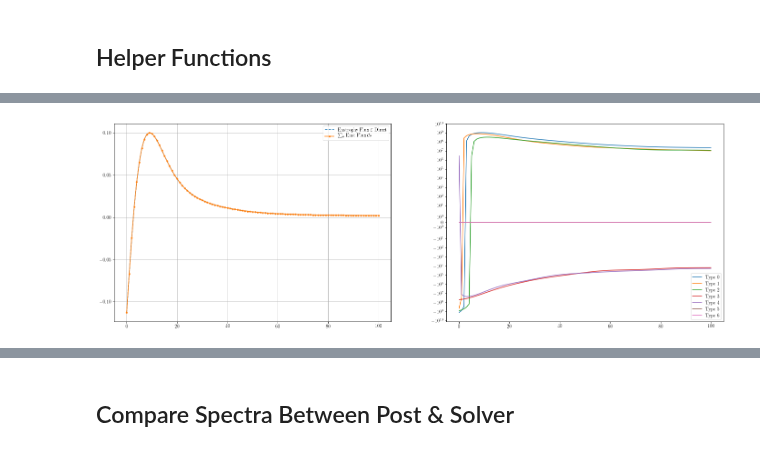
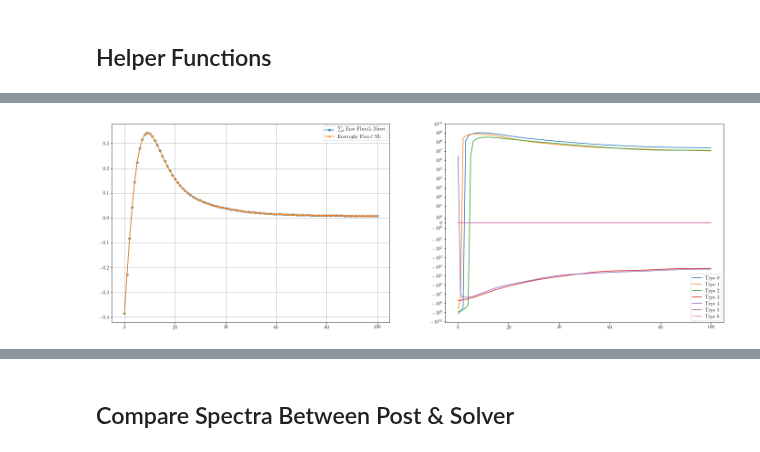
Before and after one commit to EndCar808/2D-Navier-Stokes, a Jupyter notebook: Plotting/CompareFluxes.ipynb, the cells around one changed output, grey strips where cells are left out. Cells and saved outputs as stored; diff of their text form; code cells hidden in the pictures.

```diff
--- a/Plotting/CompareFluxes.ipynb
+++ b/Plotting/CompareFluxes.ipynb
@@ -21,6 +21,3 @@ import time as TIME
 from subprocess import Popen, PIPE
 from matplotlib.pyplot import cm
 from functions import tc, import_data, sim_data, import_data, import_spectra_data, import_post_processing_data
-# %%
-in_dir = "../Data/Test/SIM_DATA_NAVIER_RK4_FULL_N[64,64]_T[0-5]_NU[0.000031]_CFL[0.90]_u0[DECAY_TURB_ALT]_TAG[Test-Test]/"
-post_file_path = in_dir + "PostProcessing_HDF_Data_SECTORS[8]_KFRAC[0.75]_TAG[Test-Test].h5"
@@ -57,0 +37,14 @@ def spectra_accum(spec):
+# %%
+data = "DECAY"
+# data = "MAX_PALIN"
+# data = "EXTRM_ENS"
+# %%
+if data == "DECAY":
+    in_dir = "../Data/Test/SIM_DATA_NAVIER_RK4_FULL_N[64,64]_T[0-5]_NU[0.000031]_CFL[0.90]_u0[DECAY_TURB_ALT]_TAG[Test-Test]/"
+    post_file_path = in_dir + "PostProcessing_HDF_Data_SECTORS[2]_KFRAC[0.75]_TAG[Test-Test].h5"
+elif data == "MAX_PALIN":
+    in_dir = "../Data/Test/SIM_DATA_NAVIER_RK4_FULL_N[64,64]_T[0-0]_NU[0.001000]_CFL[0.90]_u0[MAX_PALIN]_TAG[Max-Palin-Test]/"
+    post_file_path = in_dir + "PostProcessing_HDF_Data_SECTORS[1]_KFRAC[0.75]_TAG[Max-Palin-Test].h5"
+elif data == "EXTRM_ENS":
+    in_dir = "../Data/Test/SIM_DATA_NAVIER_RK4_FULL_N[64,64]_T[0-0]_NU[0.000010]_CFL[0.90]_u0[EXTRM_ENS]_TAG[Extrm-Enst-Test]/"
+    post_file_path = in_dir + "PostProcessing_HDF_Data_SECTORS[1]_KFRAC[0.75]_TAG[Extrm-Enst-Test].h5"
@@ -57,0 +125,16 @@ def spectra_accum(spec):
+# %%
+fig = plt.figure(figsize = (32, 16))
+gs  = GridSpec(3, 3)
+ax1 = []
+for i in range(3):
+    for j in range(3):
+        ax1.append(fig.add_subplot(gs[i, j]))
+for i in range(post_data.enst_flux_per_sec.shape[1]):
+    ax1[i].plot(np.sum(post_data.enst_flux_per_sec[:, i, :], axis = -1) * const_fac * norm_fac * (2.4414e-4) * (1.5e-2) , '*-')
+    ax1[i].plot(post_data.enst_flux_test[:, i] * const_fac * norm_fac * (2.4414e-4), '.-')
+    ax1[i].set_title(r"Triad Type {}".format(i))
+#     ax1[i].set_xlim(-1, 20)
+    ax1[i].legend([r"Sum Over Sector", r"Full"])
+    ax1[i].grid()
+
+plt.show()
@@ -60,23 +189,19 @@ def spectra_accum(spec):
 # %%
-const_fac = 4.0 * np.pi**2
-norm_fac  = 0.5 / (sys_vars.Nx * sys_vars.Ny)**2
-theta = int(post_data.num_sect // 2) + 3
-
 fig = plt.figure(figsize = (24, 8))
 gs  = GridSpec(1, 2)
 ax1 = fig.add_subplot(gs[0, 0])
-ax1.plot(post_data.enst_flux_test[:, 0] * const_fac * norm_fac / 14000, '--')
-ax1.plot(np.sum(post_data.enst_flux_C_theta[:, :], axis = -1) * 0.29257, '.-')
+ax1.plot(post_data.enst_flux_test[:, 0] * const_fac * norm_fac * (2.4414e-4), '*-')
+ax1.plot(np.sum(post_data.enst_flux_C_theta[:, :], axis = -1), '.-')
 # ax1.plot(post_data.enst_flux_C[:], '.-')
 ax1.grid()
-ax1.legend([r"Enstrophy Flux $\mathcal{C}$ Direct", r"$\sum_\theta$ Enst Flux $\mathcal{C}_\theta$", r"Enstrophy Flux $\mathcal{C}$"])
+ax1.legend([r"$\sum_\theta$ Enst Flux $\mathcal{C}_\theta$ Direct", r"Enstrophy Flux $\mathcal{C}$ NL", r"Enstrophy Flux $\mathcal{C}$"])
 
 ax2 = fig.add_subplot(gs[0, 1])
 for i in range(post_data.triad_R_test.shape[1]):
     ax2.plot(post_data.enst_flux_test[:, i])
 # ax2.set_yscale('log')
 ax2.legend([r"Type {}".format(i) for i in range(post_data.triad_R_test.shape[1])])
 ax2.set_yscale('symlog')
 plt.show()
 # %% [output]
-[figure, old version]
+[figure, new version]
```
Also changed, not shown: parts of 22 cells of this notebook, 6 other files.
